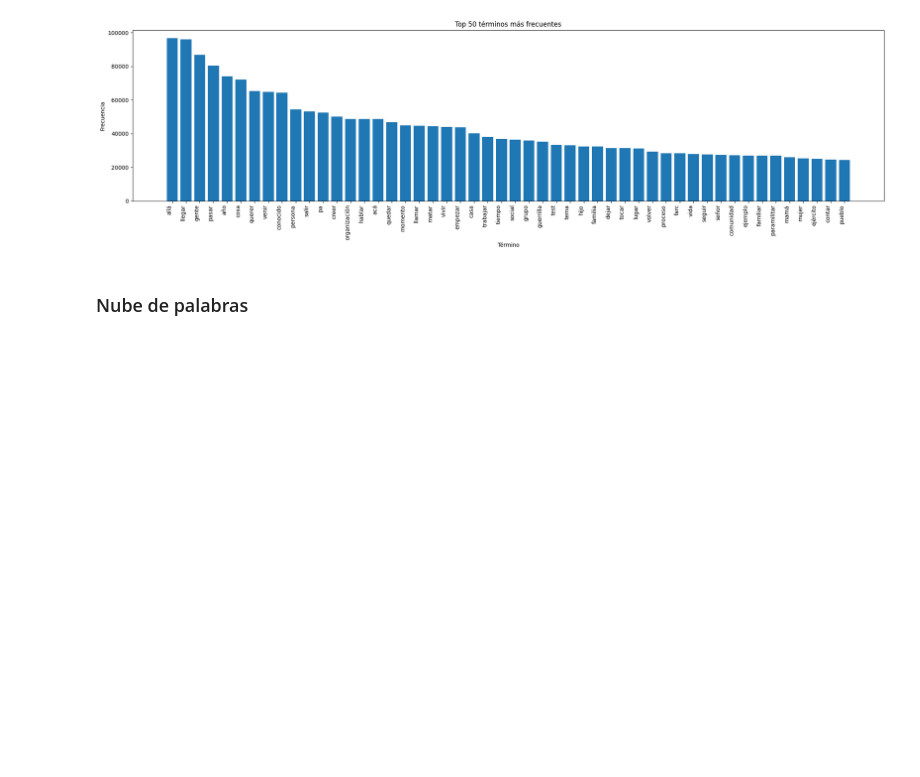
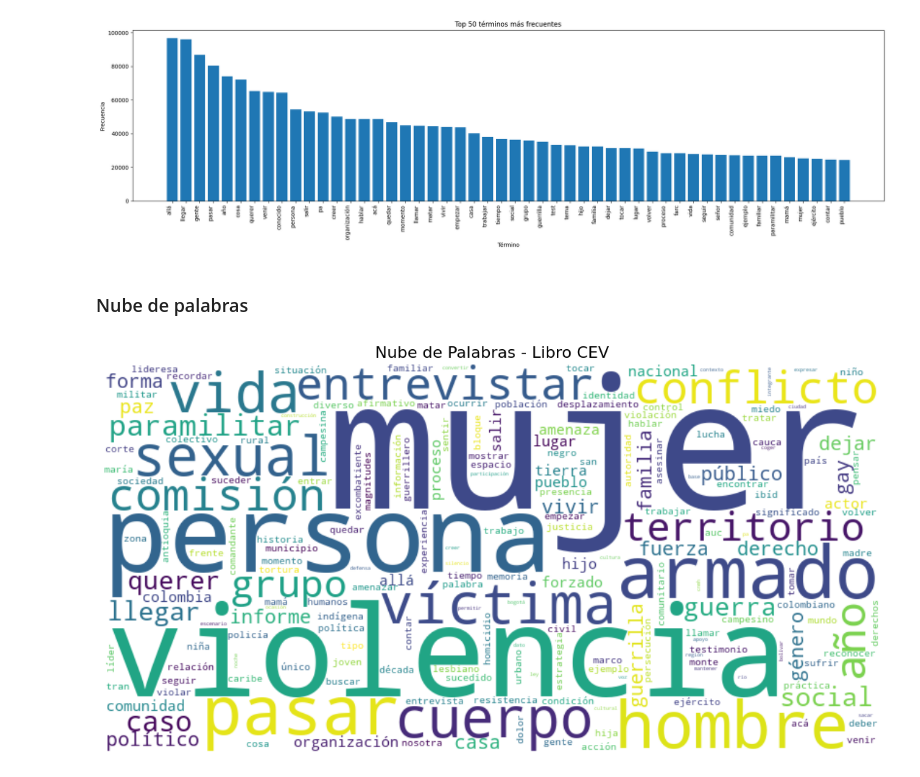
Before and after one commit to CristianCardozoAmin/procesamiento_lenguaje_natural_javer, a Jupyter notebook: taller_ir/notebooks/main_pipeline.ipynb, the cells around one changed output. Drawn from its saved outputs; the diff is of its cells as text; code cells hidden in the pictures; blank space fills up the shorter version.

```diff
--- a/taller_ir/notebooks/main_pipeline.ipynb
+++ b/taller_ir/notebooks/main_pipeline.ipynb
@@ -280,3 +280,7 @@ graficar_frecuencias(df_testimonios, "contenido_preprocesado", top_n=50, min_len
 [figure]
 # %% [markdown]
 ### Nube de palabras
+# %%
+nube_palabras(df_libro, "contenido_preprocesado", min_len=1, titulo="Nube de Palabras - Libro CEV")
+# %% [output]
+[figure, added]
```
Also changed, not shown: parts of 4 cells of this notebook.
